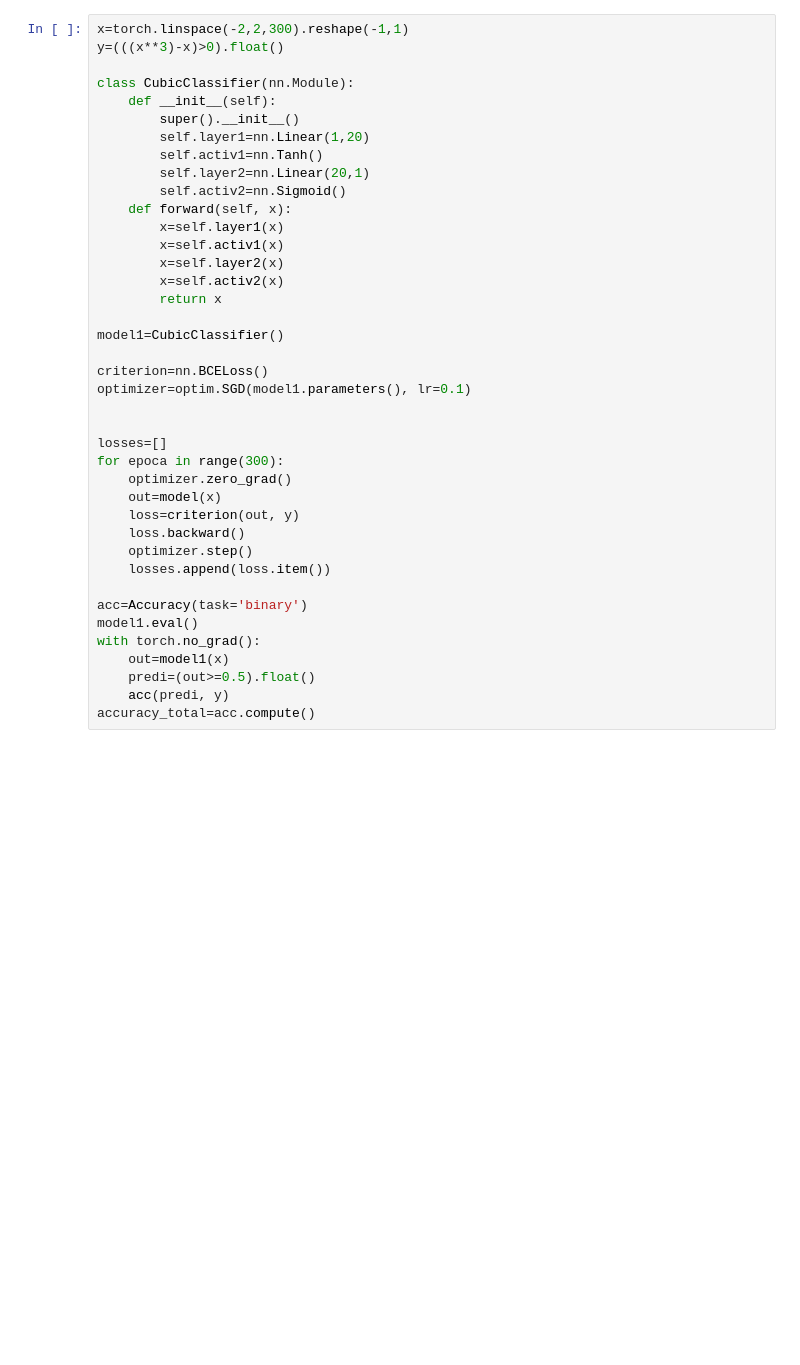
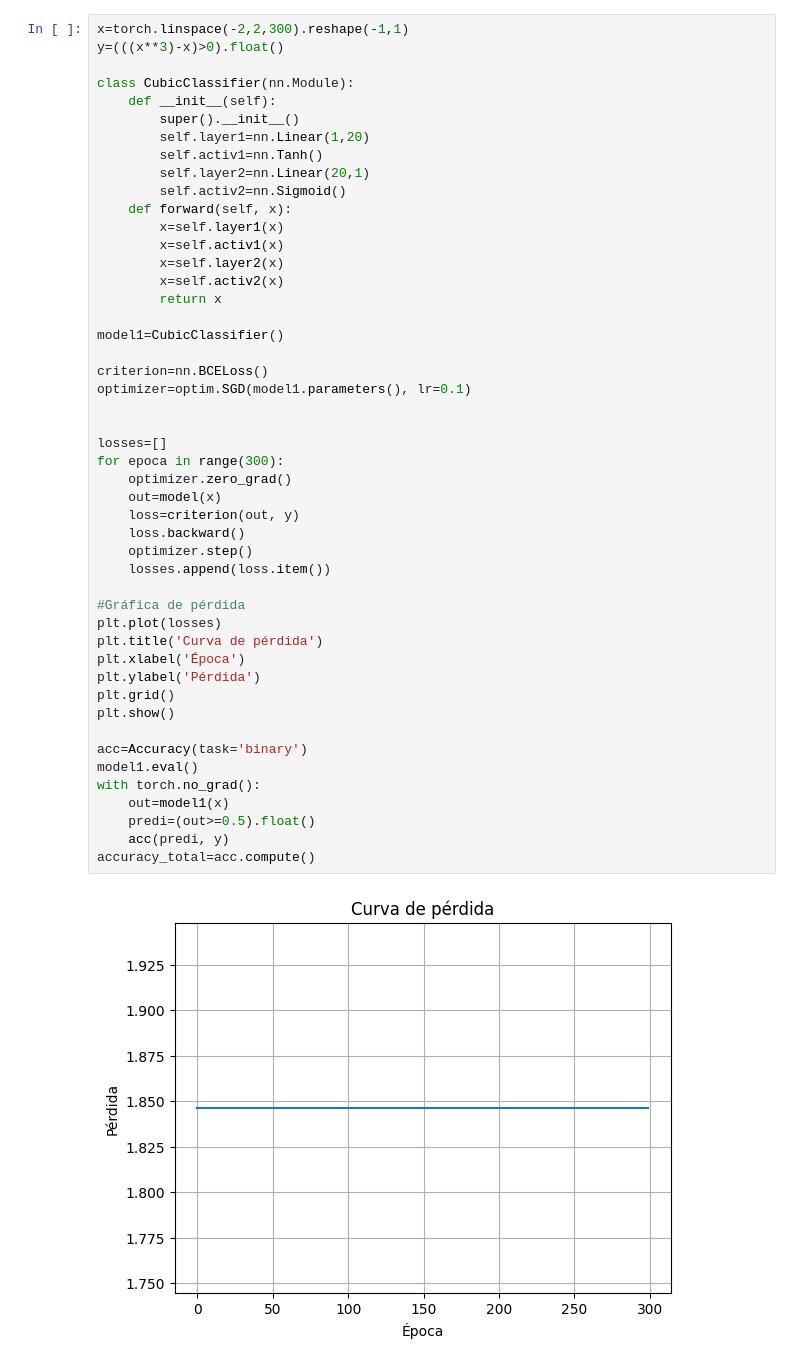
Before and after one commit to RedLakes17/Pytorch2, a Jupyter notebook: Practica2.ipynb, the cells around one changed output. Saved outputs shown, nothing was run; the diff lists cells and outputs as text; blank space fills up the shorter version.

```diff
--- a/Practica2.ipynb
+++ b/Practica2.ipynb
@@ -125,30 +125,40 @@ class CubicClassifier(nn.Module):
         self.activ2=nn.Sigmoid()
     def forward(self, x):
         x=self.layer1(x)
         x=self.activ1(x)
         x=self.layer2(x)
         x=self.activ2(x)
         return x
 
 model1=CubicClassifier()
 
 criterion=nn.BCELoss()
 optimizer=optim.SGD(model1.parameters(), lr=0.1)
 
 
 losses=[]
 for epoca in range(300):
     optimizer.zero_grad()
     out=model(x)
     loss=criterion(out, y)
     loss.backward()
     optimizer.step()
     losses.append(loss.item())
 
+#Gráfica de pérdida
+plt.plot(losses)
+plt.title('Curva de pérdida')
+plt.xlabel('Época')
+plt.ylabel('Pérdida')
+plt.grid()
+plt.show()
+
 acc=Accuracy(task='binary')
 model1.eval()
 with torch.no_grad():
     out=model1(x)
     predi=(out>=0.5).float()
     acc(predi, y)
 accuracy_total=acc.compute()
+# %% [output]
+[figure, added]
```
Also changed, not shown: parts of 3 cells of this notebook.
